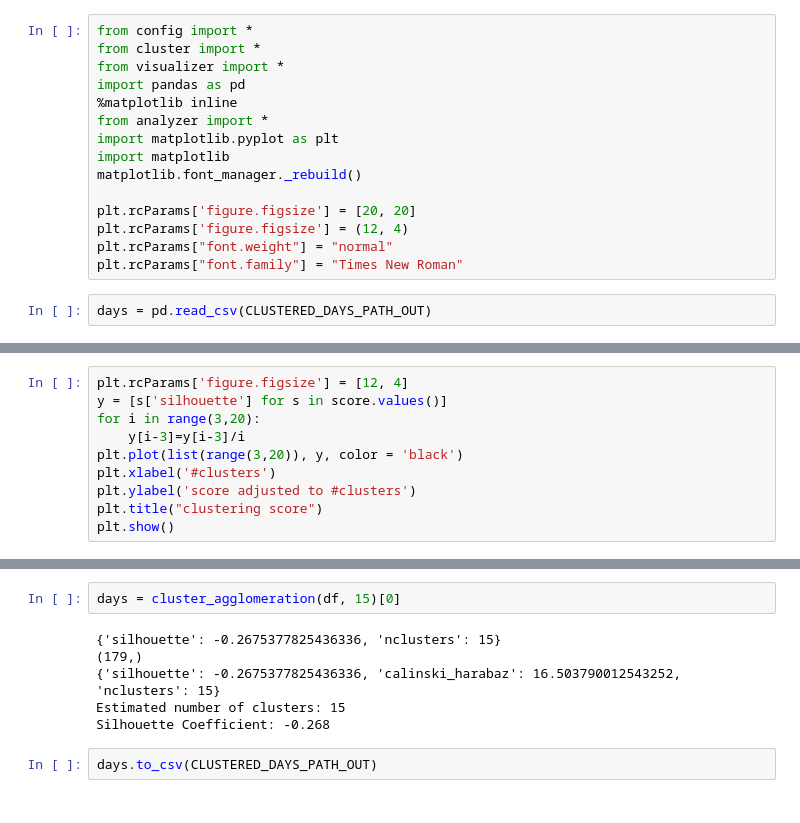
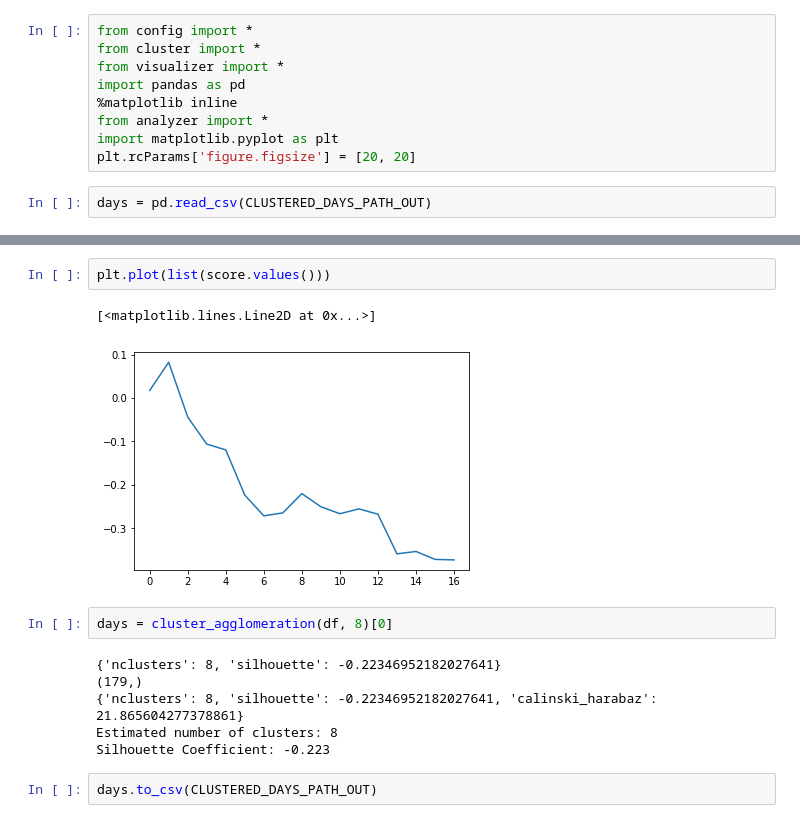
Before and after one commit to RafalKucharskiPK/clustering_mobility_data, a Jupyter notebook: nb.ipynb, the cells around one changed output, grey strips where cells are left out. Cells and saved outputs as stored; diff of their text form.

```diff
--- a/nb.ipynb
+++ b/nb.ipynb
@@ -6,12 +6,6 @@ import pandas as pd
 %matplotlib inline
 from analyzer import *
 import matplotlib.pyplot as plt
-import matplotlib
-matplotlib.font_manager._rebuild()
-
 plt.rcParams['figure.figsize'] = [20, 20]
-plt.rcParams['figure.figsize'] = (12, 4)
-plt.rcParams["font.weight"] = "normal"
-plt.rcParams["font.family"] = "Times New Roman"
 # %%
 days = pd.read_csv(CLUSTERED_DAYS_PATH_OUT)
@@ -80,10 +44,0 @@ for i in range(3,20):
-# %%
-plt.rcParams['figure.figsize'] = [12, 4]
-y = [s['silhouette'] for s in score.values()]
-for i in range(3,20):
-    y[i-3]=y[i-3]/i
-plt.plot(list(range(3,20)), y, color = 'black')
-plt.xlabel('#clusters')
-plt.ylabel('score adjusted to #clusters')
-plt.title("clustering score")
-plt.show()
@@ -108,10 +45,15 @@ plt.show()
+# %%
+plt.plot(list(score.values()))
+# %% [output]
+[<matplotlib.lines.Line2D at 0x...>]
+[figure, added]
 # %%
-days = cluster_agglomeration(df, 15)[0]
+days = cluster_agglomeration(df, 8)[0]
 # %% [output]
-{'silhouette': -0.2675377825436336, 'nclusters': 15}
+{'nclusters': 8, 'silhouette': -0.22346952182027641}
 (179,)
-{'silhouette': -0.2675377825436336, 'calinski_harabaz': 16.503790012543252, 'nclusters': 15}
-Estimated number of clusters: 15
-Silhouette Coefficient: -0.268
+{'nclusters': 8, 'silhouette': -0.22346952182027641, 'calinski_harabaz': 21.865604277378861}
+Estimated number of clusters: 8
+Silhouette Coefficient: -0.223
 # %%
 days.to_csv(CLUSTERED_DAYS_PATH_OUT)
```
Also changed, not shown: parts of 18 cells of this notebook.
